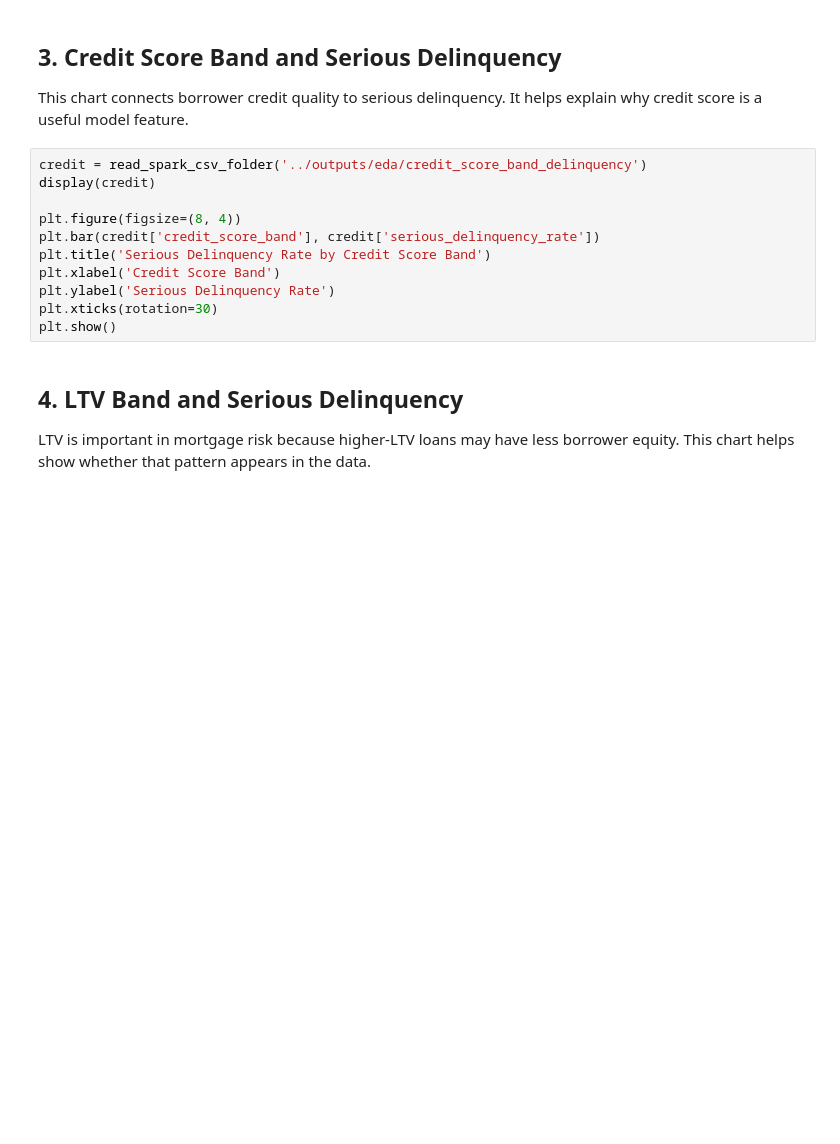
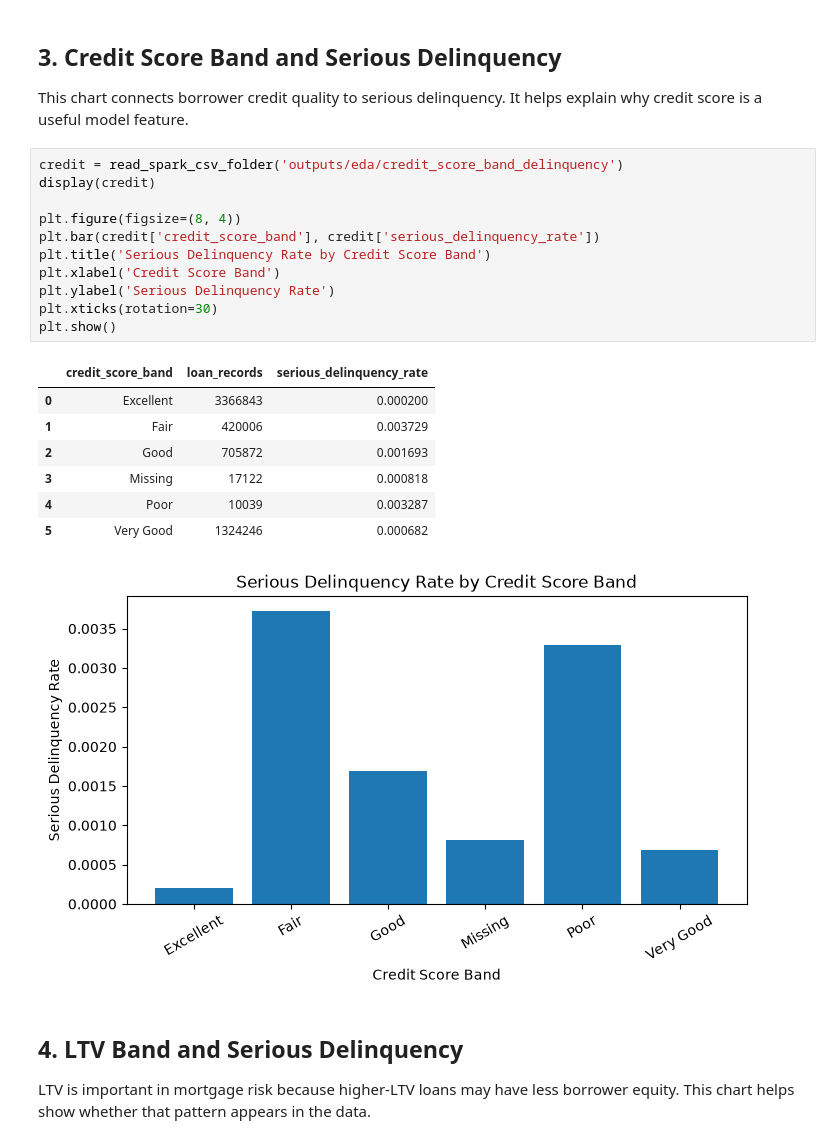
Before and after one commit to camoako119/credit_stress_testing, a Jupyter notebook: notebooks/exploratory_analysis.ipynb, the cells around one changed output. Drawn from its saved outputs; the diff is of its cells as text; blank space fills up the shorter version.

```diff
--- a/notebooks/exploratory_analysis.ipynb
+++ b/notebooks/exploratory_analysis.ipynb
@@ -144,16 +214,25 @@ plt.show()
 
 This chart connects borrower credit quality to serious delinquency. It helps explain why credit score is a useful model feature.
 # %%
-credit = read_spark_csv_folder('../outputs/eda/credit_score_band_delinquency')
+credit = read_spark_csv_folder('outputs/eda/credit_score_band_delinquency')
 display(credit)
 
 plt.figure(figsize=(8, 4))
 plt.bar(credit['credit_score_band'], credit['serious_delinquency_rate'])
 plt.title('Serious Delinquency Rate by Credit Score Band')
 plt.xlabel('Credit Score Band')
 plt.ylabel('Serious Delinquency Rate')
 plt.xticks(rotation=30)
 plt.show()
+# %% [output]
+|  | credit_score_band | loan_records | serious_delinquency_rate |
+| 0 | Excellent | 3366843 | 0.000200 |
+| 1 | Fair | 420006 | 0.003729 |
+| 2 | Good | 705872 | 0.001693 |
+| 3 | Missing | 17122 | 0.000818 |
+| 4 | Poor | 10039 | 0.003287 |
+| 5 | Very Good | 1324246 | 0.000682 |
+[figure, added]
 # %% [markdown]
 ## 4. LTV Band and Serious Delinquency
 
```
Also changed, not shown: parts of 9 cells of this notebook.
